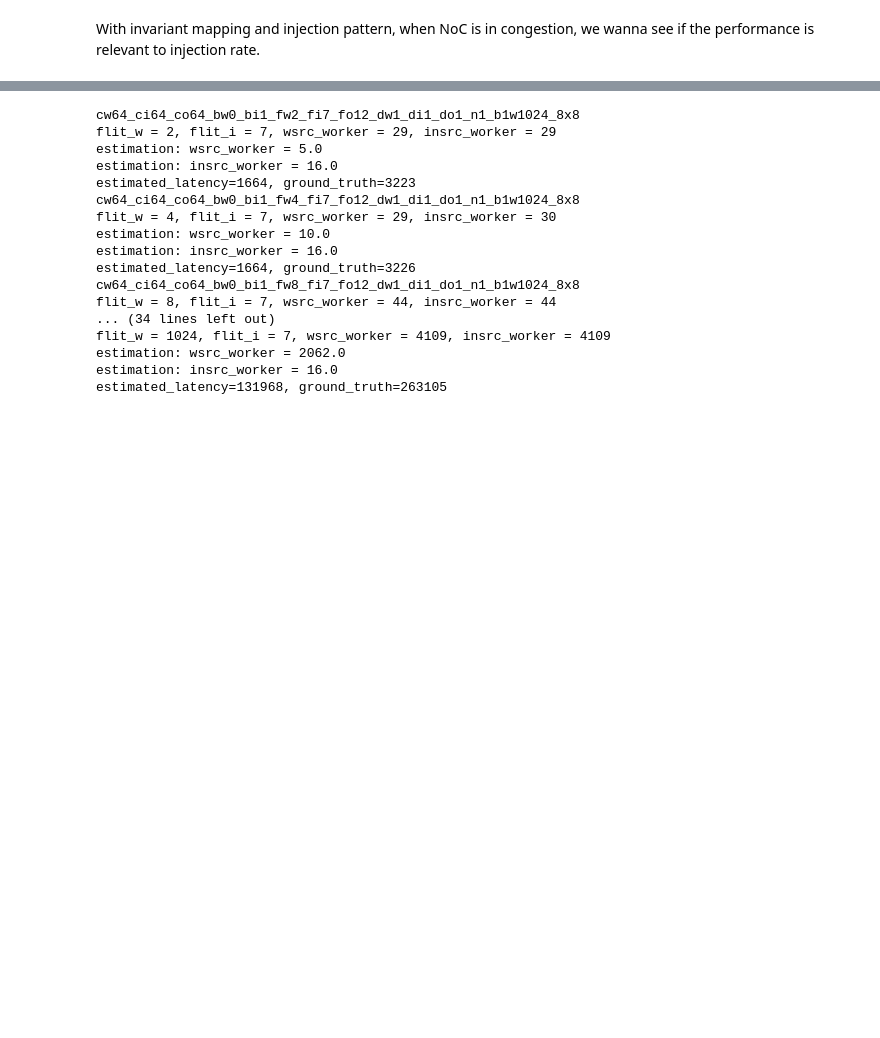
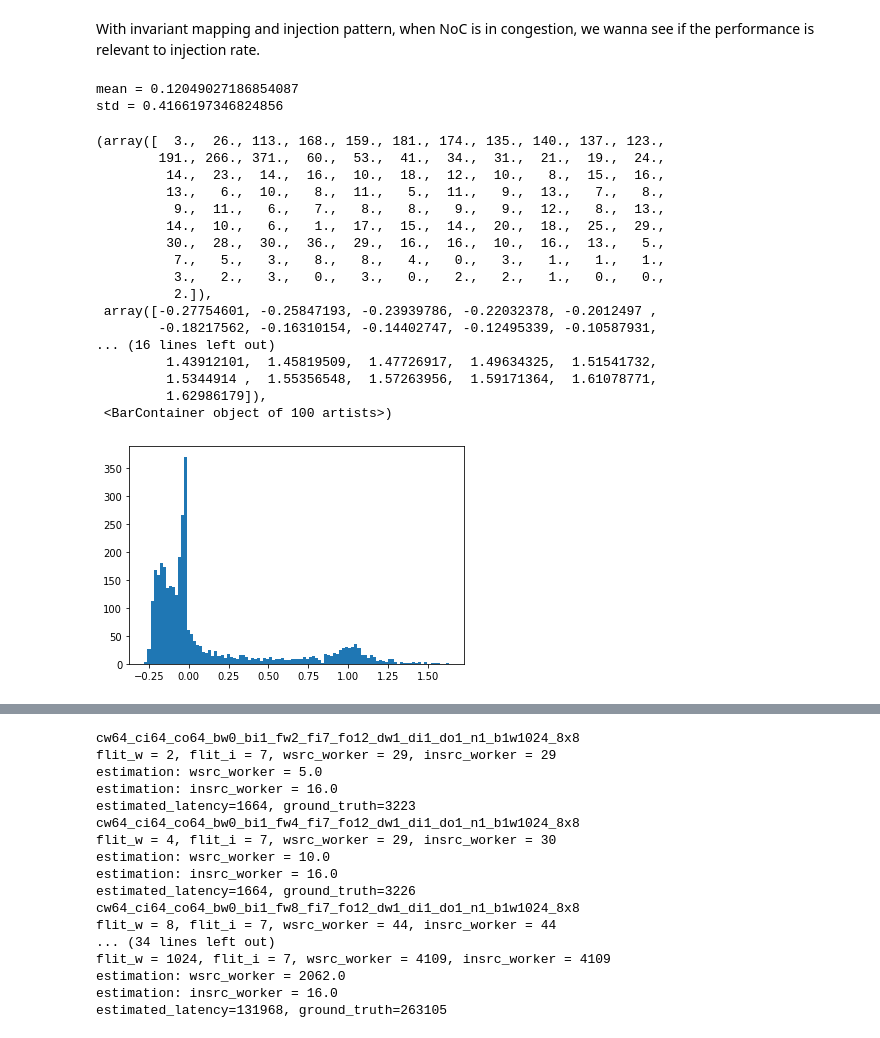
Before and after one commit to SuperVan-Young/gnn4noc, a Jupyter notebook: dataset/scripts/throughput.ipynb, the cells around one changed output, grey strips where cells are left out. Saved outputs shown, nothing was run; the diff lists cells and outputs as text; code cells hidden in the pictures; blank space fills up the shorter version.

```diff
--- a/dataset/scripts/throughput.ipynb
+++ b/dataset/scripts/throughput.ipynb
@@ -20,6 +20,38 @@ from graph_generator.hyper import HyperGraphGenerator
 from trace_parser.visualizer import OpGraphVisualizer
 from exp_predictor import ExperiencePredictor
 from lp_predictor import LinearProgrammingPredictor
+# %%
+from lp_predictor import test_fake_layers
+import pickle as pkl
+errors = test_fake_layers()
+with open('throuput/errors.pkl', 'wb+') as f:
+    pkl.dump(errors, f)
+# %% [output]
+mean = 0.12049027186854087
+std = 0.4166197346824856
+# %%
+with open('throuput/errors.pkl', "rb") as f:
+    errors = pkl.load(f)
+plt.hist(errors, bins=100)
+# %% [output]
+(array([  3.,  26., 113., 168., 159., 181., 174., 135., 140., 137., 123.,
+        191., 266., 371.,  60.,  53.,  41.,  34.,  31.,  21.,  19.,  24.,
+         14.,  23.,  14.,  16.,  10.,  18.,  12.,  10.,   8.,  15.,  16.,
+         13.,   6.,  10.,   8.,  11.,   5.,  11.,   9.,  13.,   7.,   8.,
+          9.,  11.,   6.,   7.,   8.,   8.,   9.,   9.,  12.,   8.,  13.,
+         14.,  10.,   6.,   1.,  17.,  15.,  14.,  20.,  18.,  25.,  29.,
+         30.,  28.,  30.,  36.,  29.,  16.,  16.,  10.,  16.,  13.,   5.,
+          7.,   5.,   3.,   8.,   8.,   4.,   0.,   3.,   1.,   1.,   1.,
+          3.,   2.,   3.,   0.,   3.,   0.,   2.,   2.,   1.,   0.,   0.,
+          2.]),
+ array([-0.27754601, -0.25847193, -0.23939786, -0.22032378, -0.2012497 ,
+        -0.18217562, -0.16310154, -0.14402747, -0.12495339, -0.10587931,
+... (16 lines left out)
+         1.43912101,  1.45819509,  1.47726917,  1.49634325,  1.51541732,
+         1.5344914 ,  1.55356548,  1.57263956,  1.59171364,  1.61078771,
+         1.62986179]),
+ <BarContainer object of 100 artists>)
+[figure, added]
 # %%
 from re import template
 
```
Also changed, not shown: parts of 4 cells of this notebook, 4 other files.
